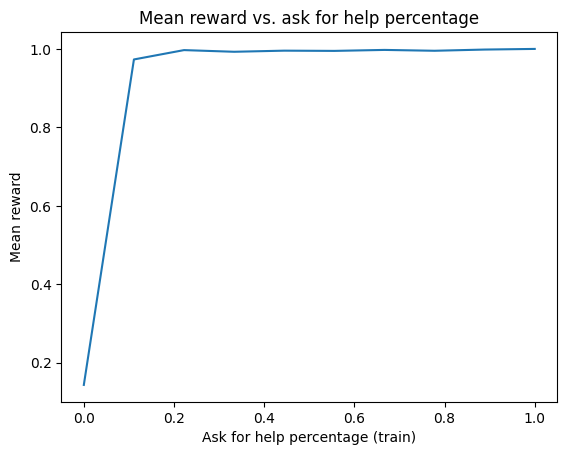
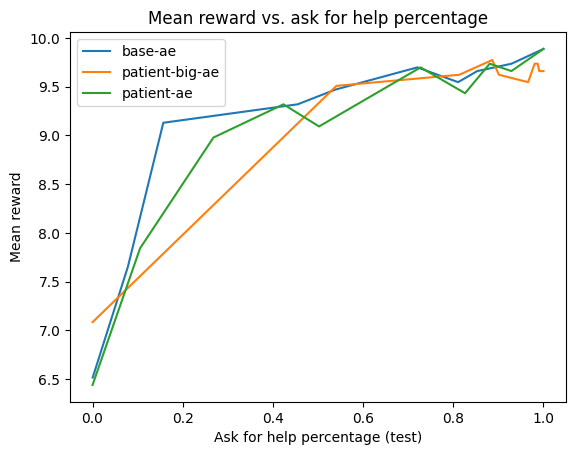
Code edit (unified diff) that turned the first committed figure into the second:
--- before
+++ after
@@ -6,48 +6,50 @@
 import matplotlib.pyplot as plt
 
-base_path = Path("/home/pavel/data/goal-misgen/tmp/eval")
+base_path = Path("/home/pavel/data/goal-misgen/tmp")
 
-eval_path = base_path / "eval_seed_1_test.npz"
+eval_path = base_path / "08-eval" 
 
-eval_data = np.load(eval_path, allow_pickle=True)
+evals = ["base-ae", "patient-big-ae", "patient-ae"]
 
-print(list(eval_data.keys()))
+for eval in evals:
 
-results = eval_data["results"]
+    data_path = eval_path / f"{eval}.npz"
 
-print(results.shape)
+    eval_data = np.load(data_path, allow_pickle=True)
 
-print(results[0])
+    results = eval_data["results"]
 
-thresholds = eval_data["thresholds"]
+    thresholds = eval_data["thresholds"]
 
-split = "test"
+    split = "test"
 
-mean_rewards = []
-std_rewards = []
-afh_percentage = []
+    mean_rewards = []
+    std_rewards = []
+    afh_percentage = []
 
-for result in results:
-    mean_rewards.append(result[split]["reward_mean"])
-    std_rewards.append(result[split]["reward_std"])
-    afh_percentage.append(result[split]["action_1_frac"])
+    for result in results:
+        mean_rewards.append(result[split]["reward_mean"])
+        std_rewards.append(result[split]["reward_std"])
+        afh_percentage.append(result[split]["action_1_frac"])
 
-# Calculate ask for help precentage for each threshold.
-ood_percentage = []
+    # Calculate ask for help precentage for each threshold.
+    train_ood_percentage = []
 
-for threshold in thresholds:
-    num_larger = np.sum(eval_data["training_scores"] > threshold)
-    ood_percentage.append(num_larger / len(eval_data["training_scores"]))
+    for threshold in thresholds:
+        num_larger = np.sum(eval_data["training_scores"] > threshold)
+        train_ood_percentage.append(num_larger / len(eval_data["training_scores"]))
 
 
-print(f"Ask for help percentage: {ood_percentage}")
+    print(f"Ask for help percentage: {train_ood_percentage}")
 
-print(f"Thresholds: {thresholds}")
+    print(f"Thresholds: {thresholds}")
 
-# Plot lineplot using seaborn.
-sns.lineplot(x=ood_percentage, y=afh_percentage)
-plt.xlabel("Ask for help percentage (train)")
+    # Plot lineplot using seaborn.
+    sns.lineplot(x=afh_percentage, y=mean_rewards, label=eval)
+
+plt.xlabel("Ask for help percentage (test)")
 plt.ylabel("Mean reward")
 plt.title("Mean reward vs. ask for help percentage")
+plt.legend()
 plt.show()
 

Commit: Update plotting and launch config